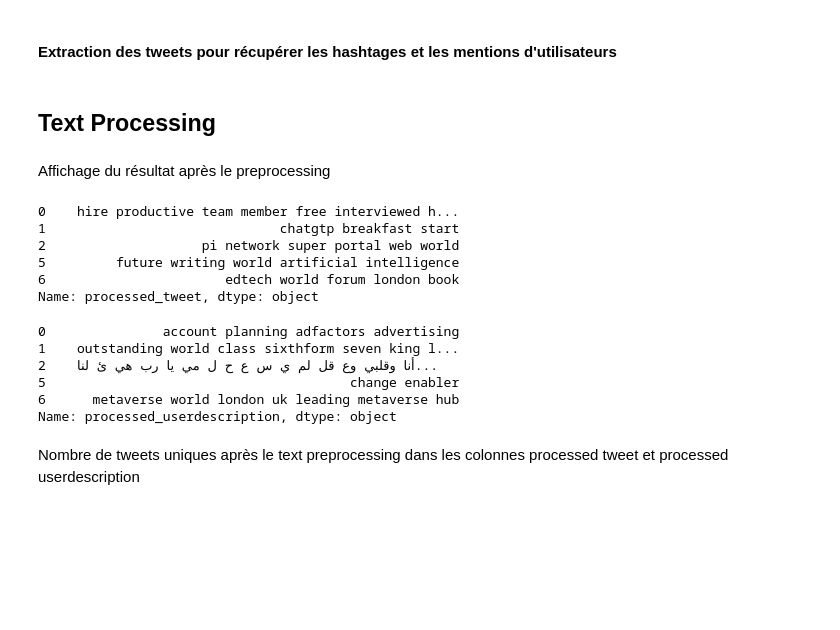
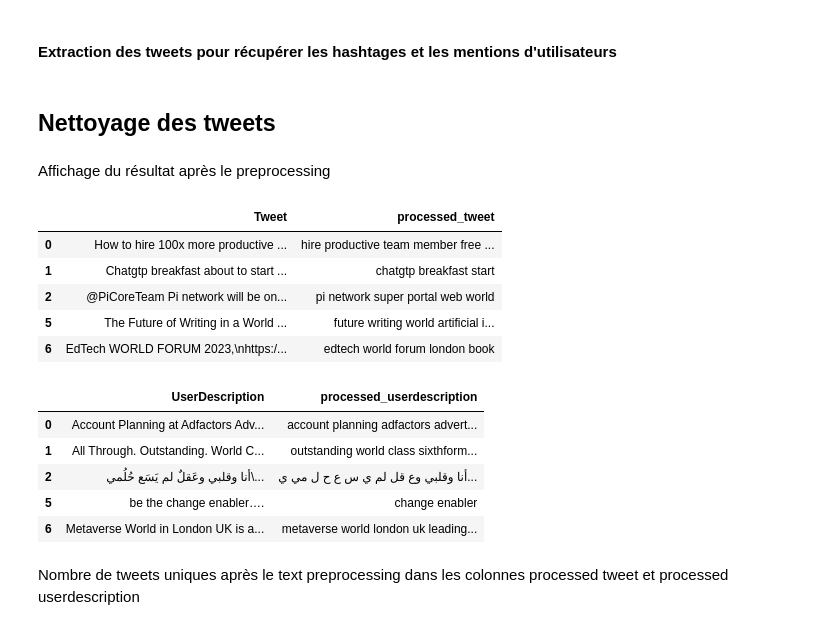
Before and after one commit to vincent-tran-94/Dataviz_Tweets_ChatGPT, a Jupyter notebook: Tweets_users_chatgpt.ipynb, the cells around one changed output. Drawn from its saved outputs; the diff is of its cells as text; code cells hidden in the pictures; blank space fills up the shorter version.

```diff
--- a/Tweets_users_chatgpt.ipynb
+++ b/Tweets_users_chatgpt.ipynb
@@ -222,8 +223,8 @@ def extract_mentions(text):
 # Extraction des hashtags et des mentions
 df['hashtags'] = df['Tweet'].apply(lambda x: extract_hashtags(x))
 df['mentions'] = df['Tweet'].apply(lambda x: extract_mentions(x))
-# %% [markdown]
-## Text Processing
+# %% [markdown]
+## Nettoyage des tweets
 # %%
 def remove_emoji():
   regex_pattern = re.compile(pattern = "["    #Pattern pour enlever les emojis
@@ -285,23 +286,23 @@ df['processed_userdescription'] = df['UserDescription'].apply(lambda x: final_pr
 # %% [markdown]
 Affichage du résultat après le preprocessing
 # %%
-df["processed_tweet"].head()
+df[["Tweet","processed_tweet"]].head()
 # %% [output]
-0    hire productive team member free interviewed h...
-1                              chatgtp breakfast start
-2                    pi network super portal web world
-5         future writing world artificial intelligence
-6                       edtech world forum london book
-Name: processed_tweet, dtype: object
+|  | Tweet | processed_tweet |
+| 0 | How to hire 100x more productive ... | hire productive team member free ... |
+| 1 | Chatgtp breakfast about to start ... | chatgtp breakfast start |
+| 2 | @PiCoreTeam Pi network will be on... | pi network super portal web world |
+| 5 | The Future of Writing in a World ... | future writing world artificial i... |
+| 6 | EdTech WORLD FORUM 2023,\nhttps:/... | edtech world forum london book |
 # %%
-df["processed_userdescription"].head()
+df[["UserDescription","processed_userdescription"]].head()
 # %% [output]
-0               account planning adfactors advertising
-1    outstanding world class sixthform seven king l...
-2    أنا وقلبي وع قل لم ي س ع ح ل مي يا رب هي ئ لنا...
-5                                       change enabler
-6      metaverse world london uk leading metaverse hub
-Name: processed_userdescription, dtype: object
+|  | UserDescription | processed_userdescription |
+| 0 | Account Planning at Adfactors Adv... | account planning adfactors advert... |
+| 1 | All Through. Outstanding. World C... | outstanding world class sixthform... |
+| 2 | أنا وقلبي وعَقلٌ لم يَسَع حُلُمي\... | أنا وقلبي وع قل لم ي س ع ح ل مي ي... |
+| 5 | be the change enabler…. | change enabler |
+| 6 | Metaverse World in London UK is a... | metaverse world london uk leading... |
 # %% [markdown]
 Nombre de tweets uniques après le text preprocessing dans les colonnes processed tweet et processed userdescription
 # %%
```
Also changed, not shown: parts of 6 cells of this notebook, 1 other file.
